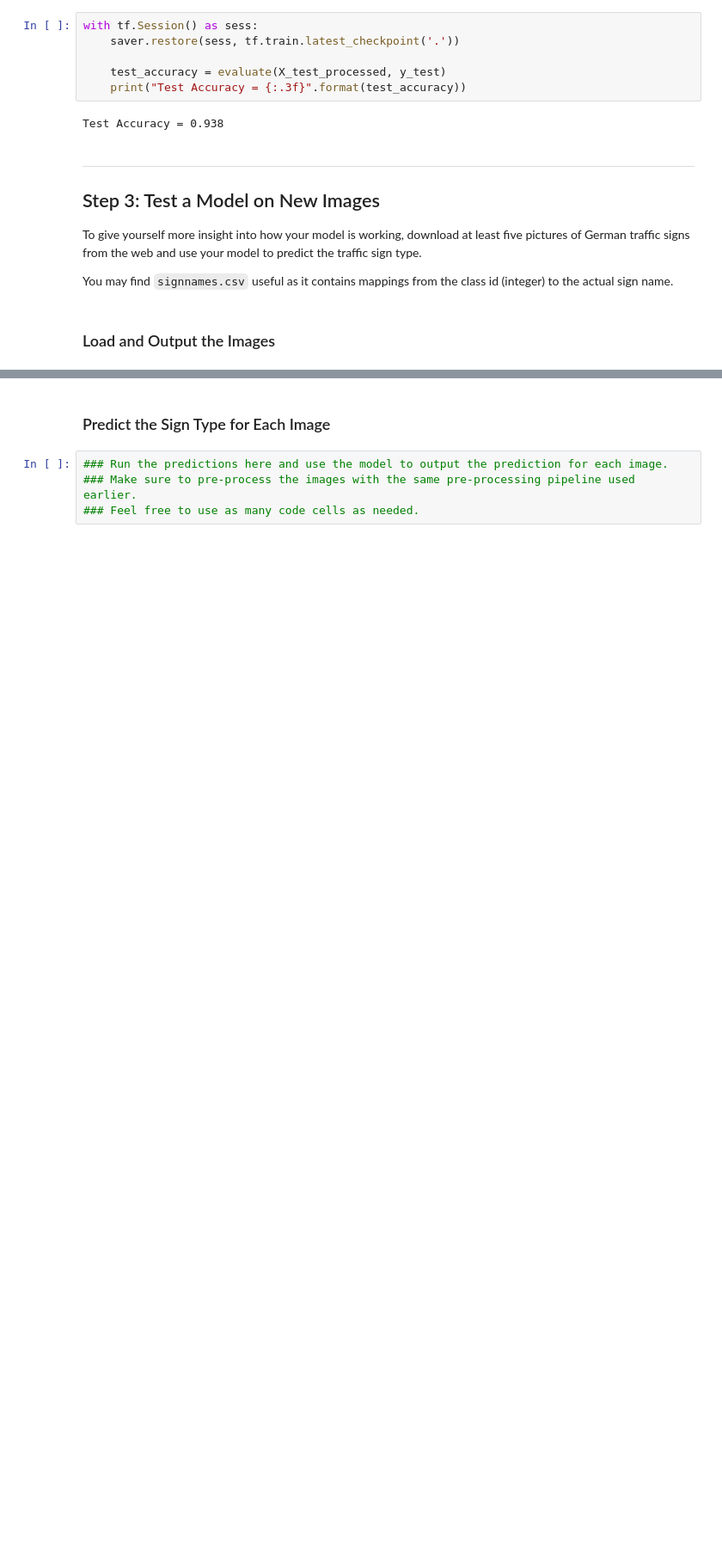
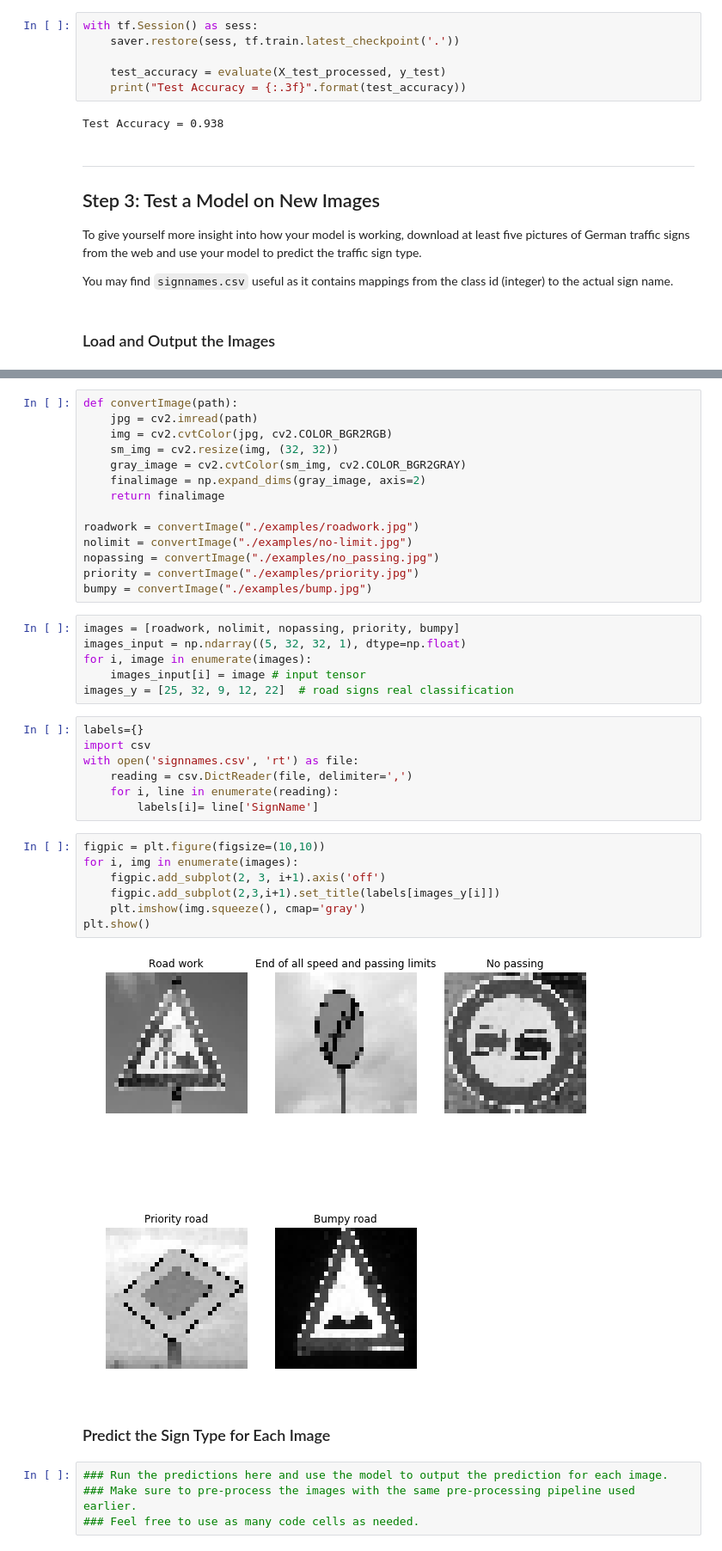
Before and after one commit to dataronio/CarND-Traffic_Sign_Classifier-P2, a Jupyter notebook: Traffic_Sign_Classifier.ipynb, the cells around one changed output, grey strips where cells are left out. Shown: that part at 86% size. Cells and saved outputs as stored; diff of their text form; blank space fills up the shorter version.

```diff
--- a/Traffic_Sign_Classifier.ipynb
+++ b/Traffic_Sign_Classifier.ipynb
@@ -556,3 +562,39 @@ You may find `signnames.csv` useful as it contains mappings from the class id (i
+# %%
+def convertImage(path):
+    jpg = cv2.imread(path)
+    img = cv2.cvtColor(jpg, cv2.COLOR_BGR2RGB)
+    sm_img = cv2.resize(img, (32, 32))
+    gray_image = cv2.cvtColor(sm_img, cv2.COLOR_BGR2GRAY)
+    finalimage = np.expand_dims(gray_image, axis=2)
+    return finalimage
+
+roadwork = convertImage("./examples/roadwork.jpg")
+nolimit = convertImage("./examples/no-limit.jpg")
+nopassing = convertImage("./examples/no_passing.jpg")
+priority = convertImage("./examples/priority.jpg")
+bumpy = convertImage("./examples/bump.jpg")
+# %%
+images = [roadwork, nolimit, nopassing, priority, bumpy]
+images_input = np.ndarray((5, 32, 32, 1), dtype=np.float)
+for i, image in enumerate(images):
+    images_input[i] = image # input tensor
+images_y = [25, 32, 9, 12, 22]  # road signs real classification
+# %%
+labels={}
+import csv
+with open('signnames.csv', 'rt') as file:
+    reading = csv.DictReader(file, delimiter=',')
+    for i, line in enumerate(reading):
+        labels[i]= line['SignName']
+# %%
+figpic = plt.figure(figsize=(10,10))
+for i, img in enumerate(images):
+    figpic.add_subplot(2, 3, i+1).axis('off')
+    figpic.add_subplot(2,3,i+1).set_title(labels[images_y[i]])
+    plt.imshow(img.squeeze(), cmap='gray')
+plt.show()
+# %% [output]
+[figure, added]
 # %% [markdown]
 ### Predict the Sign Type for Each Image
 # %%
```
Also changed, not shown: parts of 3 cells of this notebook, 8 other files.
